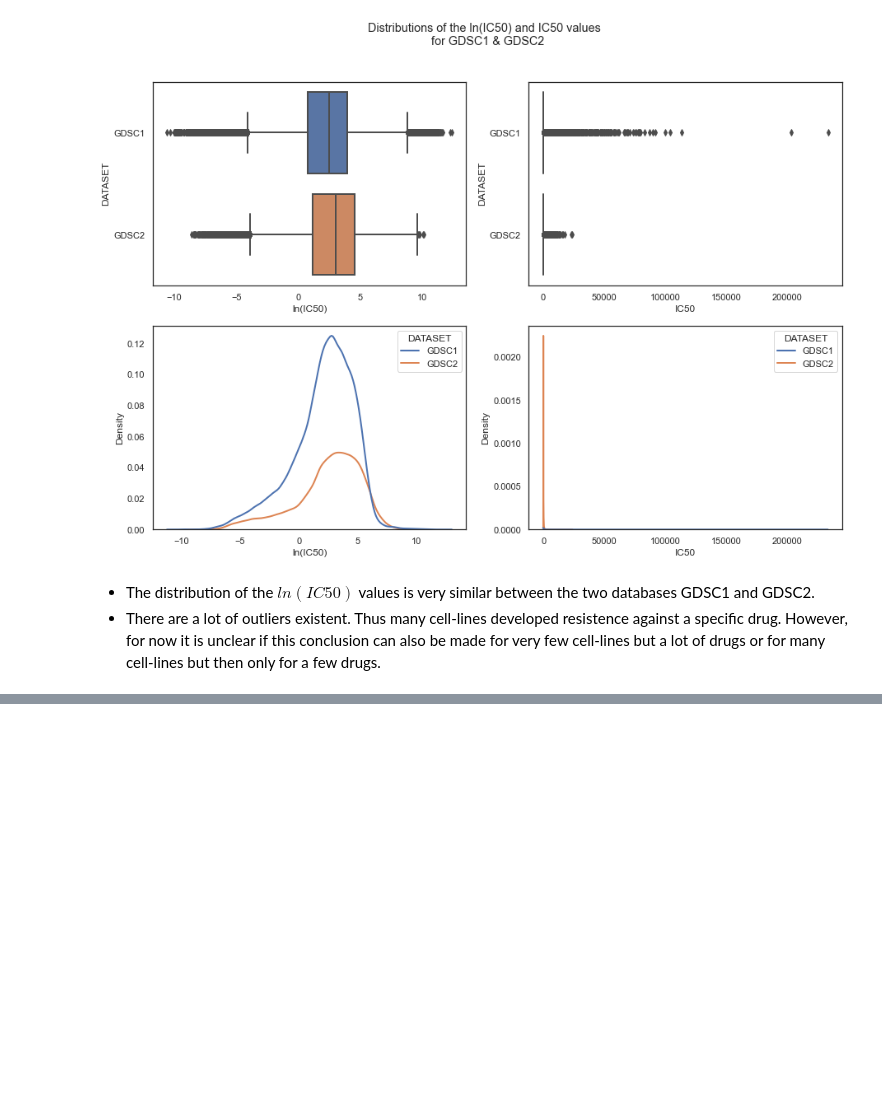
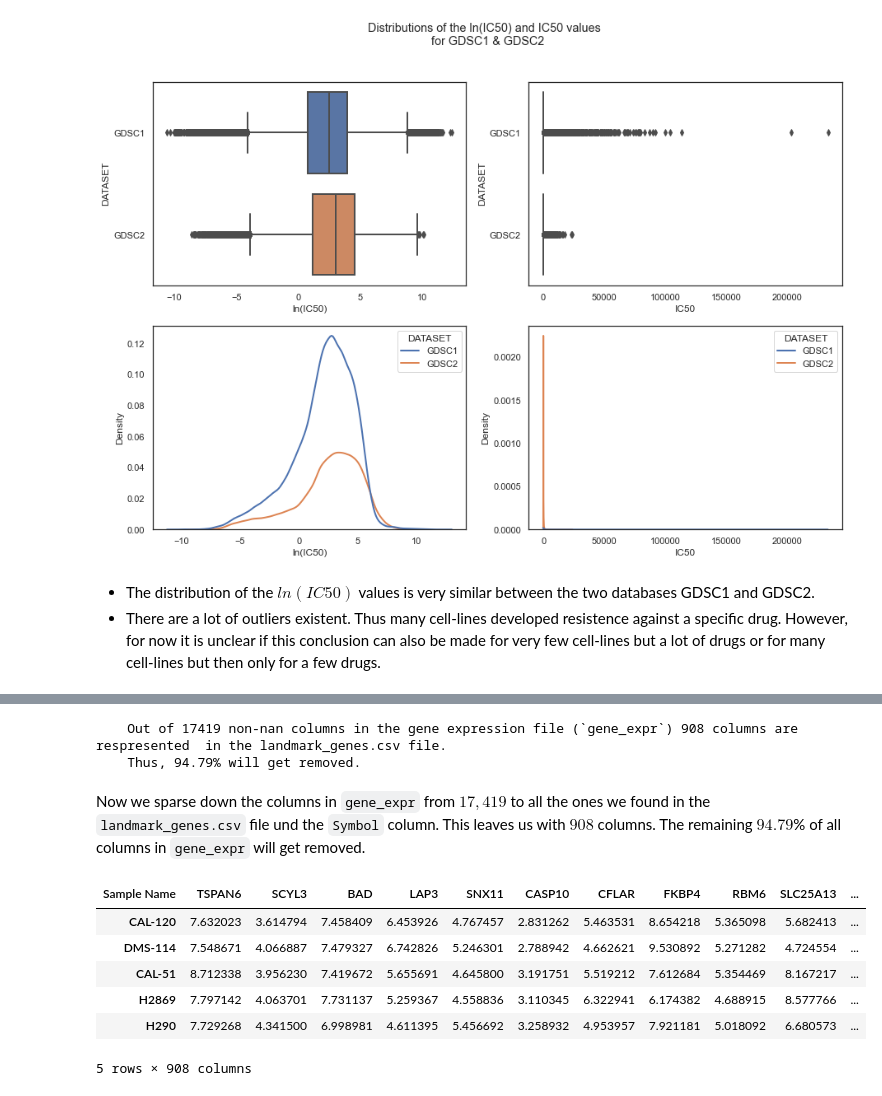
Before and after one commit to PeeteKeesel/gnn-for-drug-response-prediction, a Jupyter notebook: 02_GDSC_playground.ipynb, the cells around one changed output, grey strips where cells are left out. Cells and saved outputs as stored; diff of their text form; code cells hidden in the pictures; blank space fills up the shorter version.

```diff
--- a/02_GDSC_playground.ipynb
+++ b/02_GDSC_playground.ipynb
@@ -411,0 +776,5 @@ GDSC2_RAW_FILE = 'GDSC2_public_raw_data_25Feb20.csv.xlsx'
+# %%
+start = time.time()
+landmark_genes = pd.read_csv(f'{PATH_TO_GDSC_DATASETS}{FILENAME_LANDMARK_GENES}', sep="\t")
+print(f"File `{FILENAME_LANDMARK_GENES}` took {time.time()-start:.5f} seconds to import. It has shape {landmark_genes.shape}")
+landmark_genes.head(3)
@@ -411,0 +795,30 @@ GDSC2_RAW_FILE = 'GDSC2_public_raw_data_25Feb20.csv.xlsx'
+# %%
+# Check how many cell line columns of the gene expressions table are in the landmark gene file.
+
+count, cols_to_keep = 0, []
+for c in gene_expr.columns[gene_expr.columns != 'nan']:
+    if c in landmark_genes.Symbol.tolist():
+        count += 1
+        cols_to_keep.append(c)
+
+print(f"""
+    Out of {len(gene_expr.columns[gene_expr.columns != 'nan'])} non-nan columns in the gene expression file (`gene_expr`) {count} columns are respresented  in the landmark_genes.csv file.
+    Thus, {100*(1-count/len(gene_expr.columns[gene_expr.columns != 'nan'])):2.2f}% will get removed.
+""")
+# %% [output]
+    Out of 17419 non-nan columns in the gene expression file (`gene_expr`) 908 columns are respresented  in the landmark_genes.csv file.
+    Thus, 94.79% will get removed.
+# %% [markdown]
+Now we sparse down the columns in `gene_expr` from $17,419$ to all the ones we found in the `landmark_genes.csv` file und the `Symbol` column. This leaves us with $908$ columns. The remaining $94.79$% of all columns in `gene_expr` will get removed.
+# %%
+gene_expr_sparse = gene_expr[cols_to_keep]
+assert gene_expr_sparse.shape[1] == len(cols_to_keep)
+gene_expr_sparse.head(5)
+# %% [output]
+| Sample Name | TSPAN6 | SCYL3 | BAD | LAP3 | SNX11 | CASP10 | CFLAR | FKBP4 | RBM6 | SLC25A13 | ... |
+| CAL-120 | 7.632023 | 3.614794 | 7.458409 | 6.453926 | 4.767457 | 2.831262 | 5.463531 | 8.654218 | 5.365098 | 5.682413 | ... |
+| DMS-114 | 7.548671 | 4.066887 | 7.479327 | 6.742826 | 5.246301 | 2.788942 | 4.662621 | 9.530892 | 5.271282 | 4.724554 | ... |
+| CAL-51 | 8.712338 | 3.956230 | 7.419672 | 5.655691 | 4.645800 | 3.191751 | 5.519212 | 7.612684 | 5.354469 | 8.167217 | ... |
+| H2869 | 7.797142 | 4.063701 | 7.731137 | 5.259367 | 4.558836 | 3.110345 | 6.322941 | 6.174382 | 4.688915 | 8.577766 | ... |
+| H290 | 7.729268 | 4.341500 | 6.998981 | 4.611395 | 5.456692 | 3.258932 | 4.953957 | 7.921181 | 5.018092 | 6.680573 | ... |
+5 rows × 908 columns
```
Also changed, not shown: parts of 52 cells of this notebook, 1 other file.
